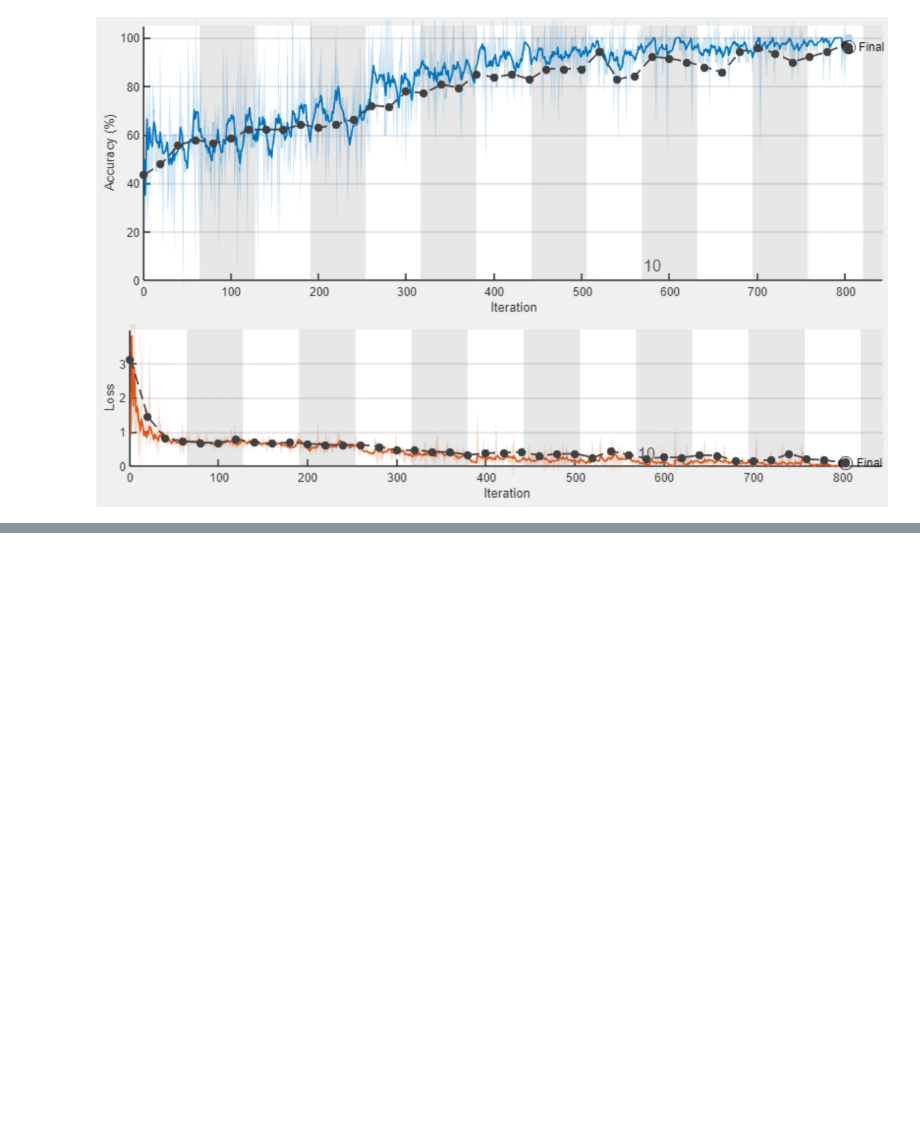
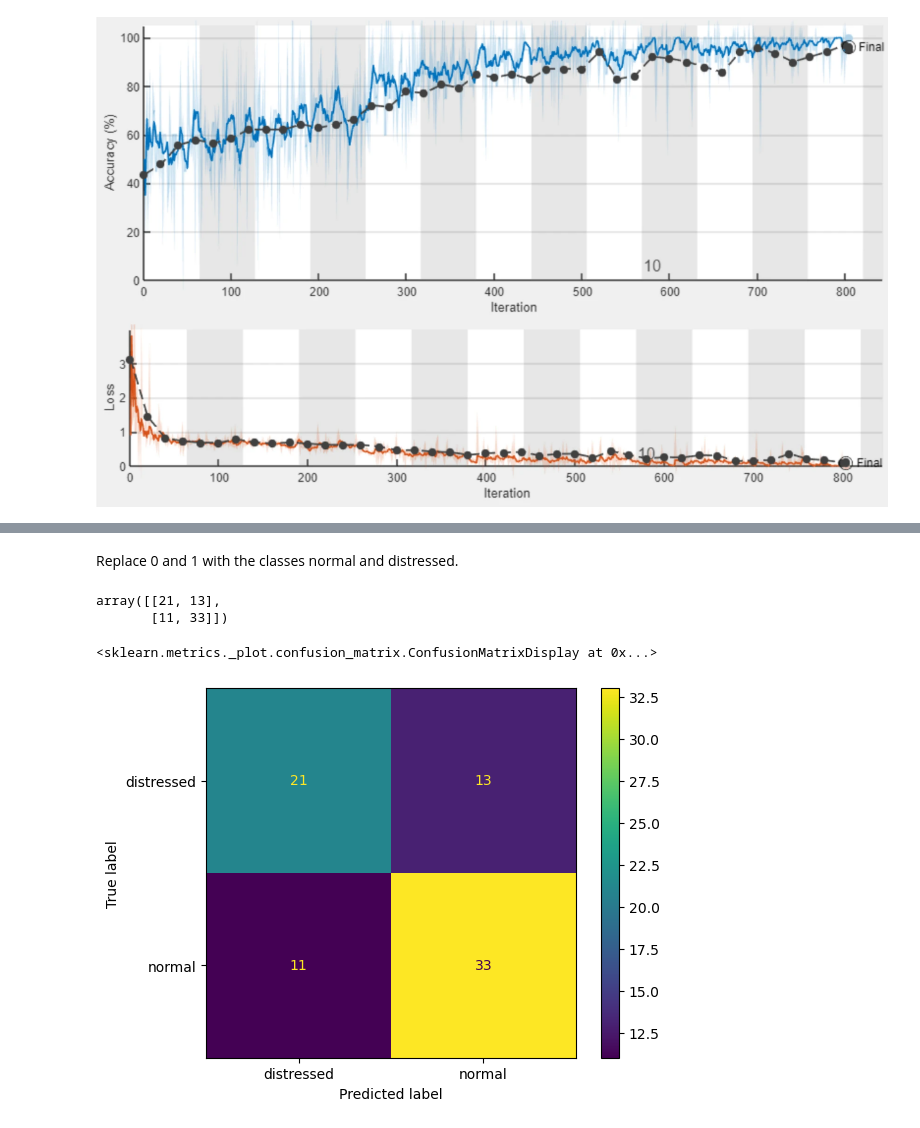
Before and after one commit to birth-outcomes/ctg_exploratory, a Jupyter notebook: 09_daydulo_resnet50.ipynb, the cells around one changed output, grey strips where cells are left out. Drawn from its saved outputs; the diff is of its cells as text; code cells hidden in the pictures; blank space fills up the shorter version.

Commit message:
Predict test data and produce confusion matrix

```diff
--- a/09_daydulo_resnet50.ipynb
+++ b/09_daydulo_resnet50.ipynb
@@ -88,6 +89,7 @@ Found 71 files belonging to 2 classes.
 # Import the test set
 test_set = tf.keras.preprocessing.image_dataset_from_directory(
     'outputs/daydulo_cwt_first_stage/test/',
+    labels='inferred',
     image_size=(height, width),
     batch_size=30)
 # %% [output]
@@ -231,0 +247,11 @@ Image.open('images/daydulo_figure9a.png')
+# %%
+predictions = []
+labels = []
+for images, classes in test_set:
+    # Make predictions for the images, and find class based on max probability
+    probabilities = dnn_model.predict(images)
+    predicted_classes = np.argmax(probabilities, axis=1)
+    predictions = np.concatenate([predictions, predicted_classes])
+
+    # Save those image classes
+    labels = np.concatenate([labels, classes.numpy()])
@@ -231,0 +262,24 @@ Image.open('images/daydulo_figure9a.png')
+# %% [markdown]
+Replace 0 and 1 with the classes normal and distressed.
+# %%
+map_classes = {0: 'normal', 1: 'distressed'}
+pred_classes = pd.Series(predictions).map(map_classes).to_list()
+label_classes = pd.Series(labels).map(map_classes).to_list()
+# %%
+# Set CM label order
+cm_labels = ['distressed', 'normal']
+
+# Produce confusion matrix
+cm = confusion_matrix(y_true=label_classes,
+                      y_pred=pred_classes,
+                      labels=cm_labels) # set display order
+display(cm)
+
+# Display confusion matrix
+disp = ConfusionMatrixDisplay(cm, display_labels=cm_labels) # set display order
+disp.plot()
+# %% [output]
+array([[21, 13],
+       [11, 33]])
+<sklearn.metrics._plot.confusion_matrix.ConfusionMatrixDisplay at 0x...>
+[figure, added]
```
Also changed, not shown: parts of 8 cells of this notebook.
